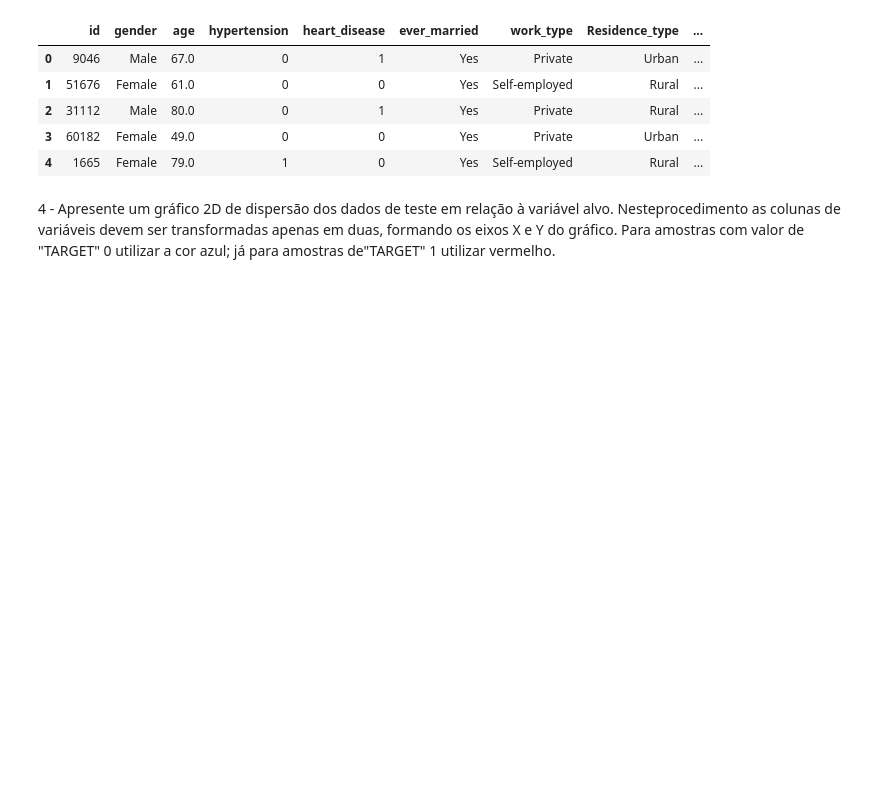
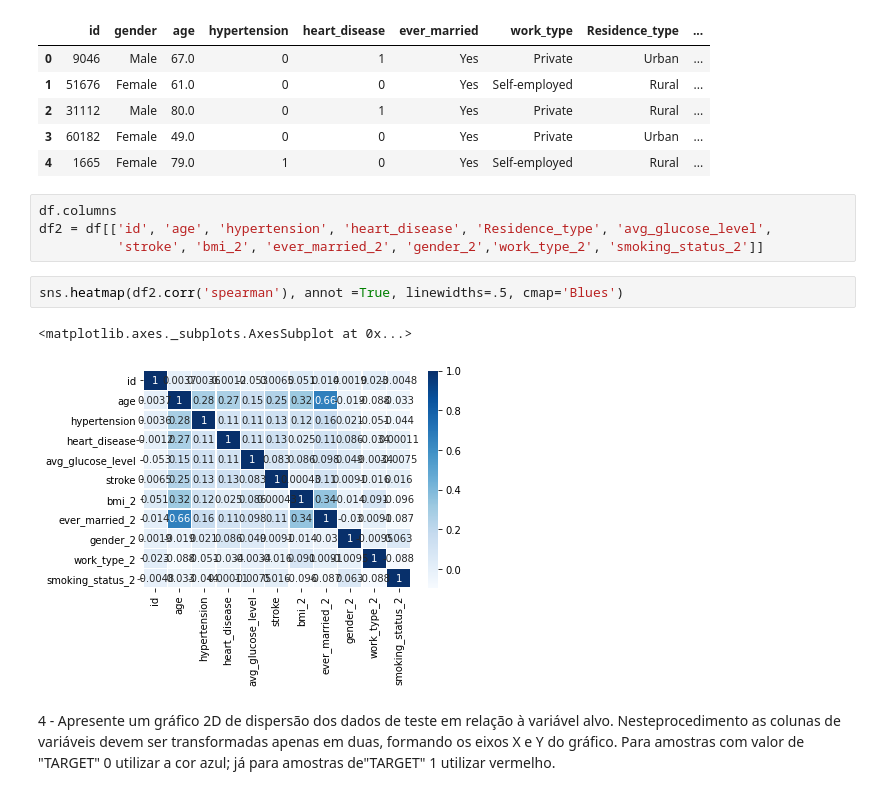
Before and after one commit to sarahgottardi/prova_ds, a Jupyter notebook: Data_Science_Basico.ipynb, the cells around one changed output. Saved outputs shown, nothing was run; the diff lists cells and outputs as text; blank space fills up the shorter version.

```diff
--- a/Data_Science_Basico.ipynb
+++ b/Data_Science_Basico.ipynb
@@ -166,6 +194,15 @@ df.head()
 | 2 | 31112 | Male | 80.0 | 0 | 1 | Yes | Private | Rural | ... |
 | 3 | 60182 | Female | 49.0 | 0 | 0 | Yes | Private | Urban | ... |
 | 4 | 1665 | Female | 79.0 | 1 | 0 | Yes | Self-employed | Rural | ... |
+# %%
+df.columns
+df2 = df[['id', 'age', 'hypertension', 'heart_disease', 'Residence_type', 'avg_glucose_level',
+          'stroke', 'bmi_2', 'ever_married_2', 'gender_2','work_type_2', 'smoking_status_2']]
+# %%
+sns.heatmap(df2.corr('spearman'), annot =True, linewidths=.5, cmap='Blues')
+# %% [output]
+<matplotlib.axes._subplots.AxesSubplot at 0x...>
+[figure, added]
 # %% [markdown]
 4 - Apresente um gráfico 2D de dispersão dos dados de teste em relação à variável alvo. Nesteprocedimento as colunas de variáveis devem ser transformadas apenas em duas, formando os eixos X
 e Y do gráfico. Para amostras com valor de "TARGET" 0 utilizar a cor azul; já para amostras de"TARGET" 1 utilizar vermelho.
```
Also changed, not shown: parts of 23 cells of this notebook.
